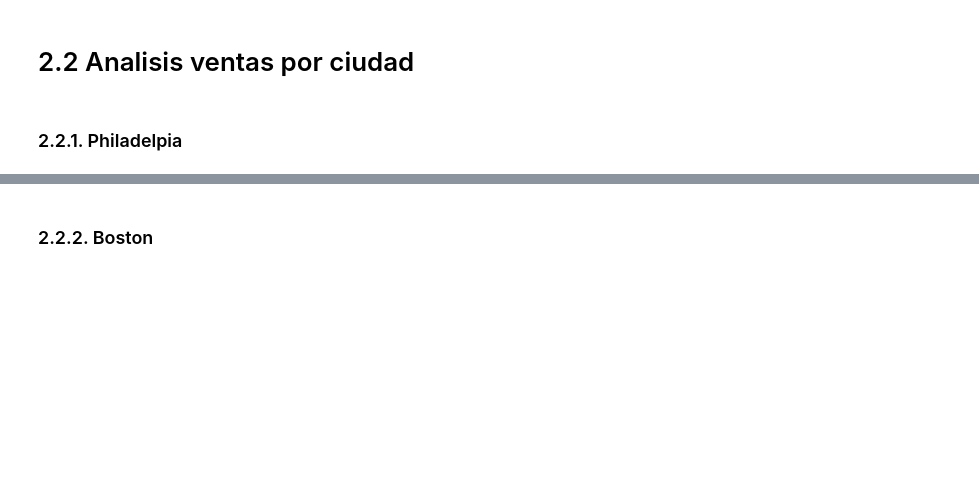
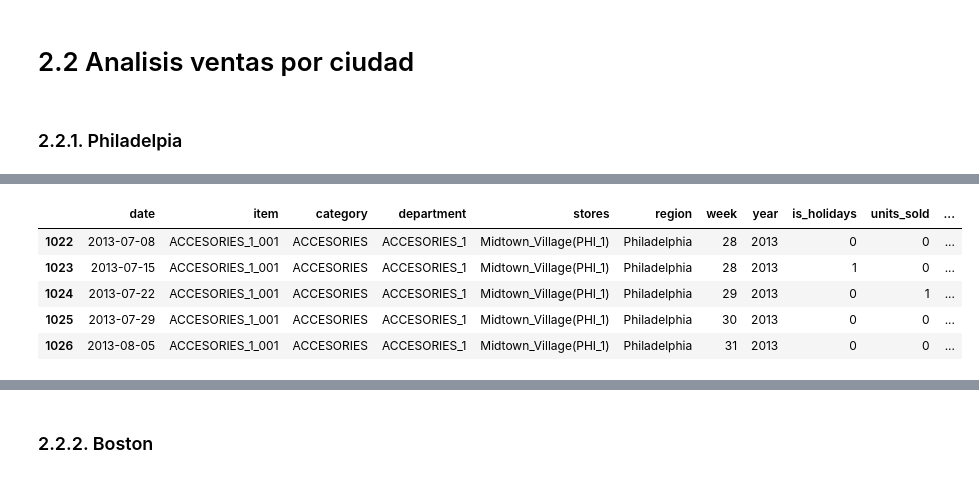
Before and after one commit to alitermat/capstone_retail_TFM, a Jupyter notebook: notebooks/EDA.ipynb, the cells around one changed output, grey strips where cells are left out. Saved outputs shown, nothing was run; the diff lists cells and outputs as text; code cells hidden in the pictures; blank space fills up the shorter version.

```diff
--- a/notebooks/EDA.ipynb
+++ b/notebooks/EDA.ipynb
@@ -34,0 +89,4 @@ df.head()
+# %%
+df_ph["date"]= pd.to_datetime(df_ph["date"])
+# %%
+df_ph["month"]= df_ph["date"].dt.month
@@ -34,0 +105,9 @@ df.head()
+# %%
+df_ph.head()
+# %% [output]
+|  | date | item | category | department | stores | region | week | year | is_holidays | units_sold | ... |
+| 1022 | 2013-07-08 | ACCESORIES_1_001 | ACCESORIES | ACCESORIES_1 | Midtown_Village(PHI_1) | Philadelphia | 28 | 2013 | 0 | 0 | ... |
+| 1023 | 2013-07-15 | ACCESORIES_1_001 | ACCESORIES | ACCESORIES_1 | Midtown_Village(PHI_1) | Philadelphia | 28 | 2013 | 1 | 0 | ... |
+| 1024 | 2013-07-22 | ACCESORIES_1_001 | ACCESORIES | ACCESORIES_1 | Midtown_Village(PHI_1) | Philadelphia | 29 | 2013 | 0 | 1 | ... |
+| 1025 | 2013-07-29 | ACCESORIES_1_001 | ACCESORIES | ACCESORIES_1 | Midtown_Village(PHI_1) | Philadelphia | 30 | 2013 | 0 | 0 | ... |
+| 1026 | 2013-08-05 | ACCESORIES_1_001 | ACCESORIES | ACCESORIES_1 | Midtown_Village(PHI_1) | Philadelphia | 31 | 2013 | 0 | 0 | ... |
```
Also changed, not shown: parts of 19 cells of this notebook.
